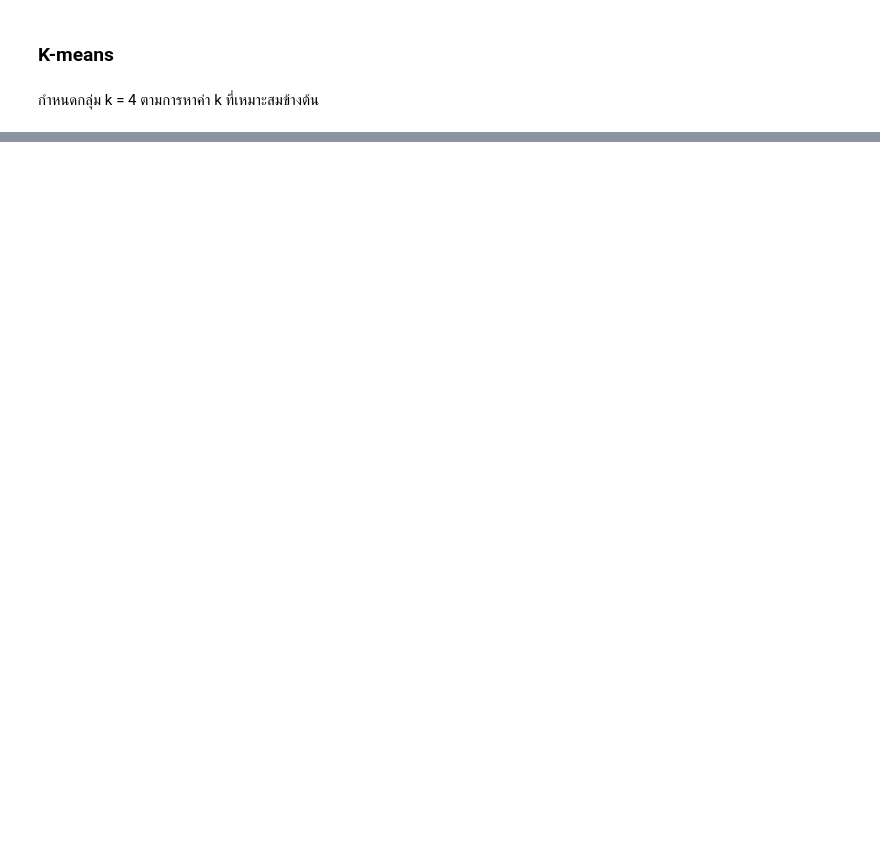
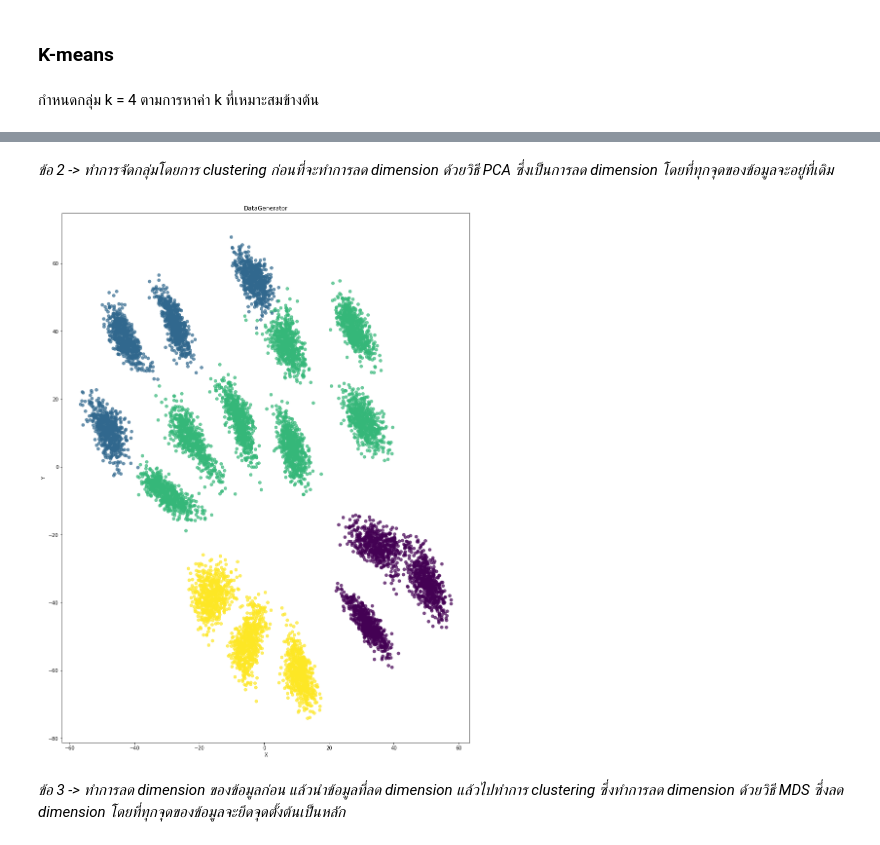
Before and after one commit to chuangchai159/multivariate, a Jupyter notebook: Multivariate_Exam.ipynb, the cells around one changed output, grey strips where cells are left out. Saved outputs shown, nothing was run; the diff lists cells and outputs as text; code cells hidden in the pictures; blank space fills up the shorter version.

```diff
--- a/Multivariate_Exam.ipynb
+++ b/Multivariate_Exam.ipynb
@@ -269,0 +294,12 @@ plt.ylabel('Y');
+# %% [markdown]
+*ข้อ 2  ->  ทำการจัดกลุ่มโดยการ clustering ก่อนที่จะทำการลด dimension ด้วยวิธี PCA ซึ่งเป็นการลด dimension โดยที่ทุกจุดของข้อมูลจะอยู่ที่เดิม*
+# %%
+# ข้อ 3
+plt.scatter(New_mds[:,0],New_mds[:,1],c=g,alpha=0.7)
+plt.title('DataGenerator')
+plt.xlabel('X')
+plt.ylabel('Y');
+# %% [output]
+[figure, added]
+# %% [markdown]
+*ข้อ 3  ->  ทำการลด dimension ของข้อมูลก่อน แล้วนำข้อมูลที่ลด dimension แล้วไปทำการ clustering ซึ่งทำการลด dimension ด้วยวิธี MDS ซึ่งลด dimension โดยที่ทุกจุดของข้อมูลจะยึดจุดตั้งต้นเป็นหลัก*
```
Also changed, not shown: parts of 5 cells of this notebook.
